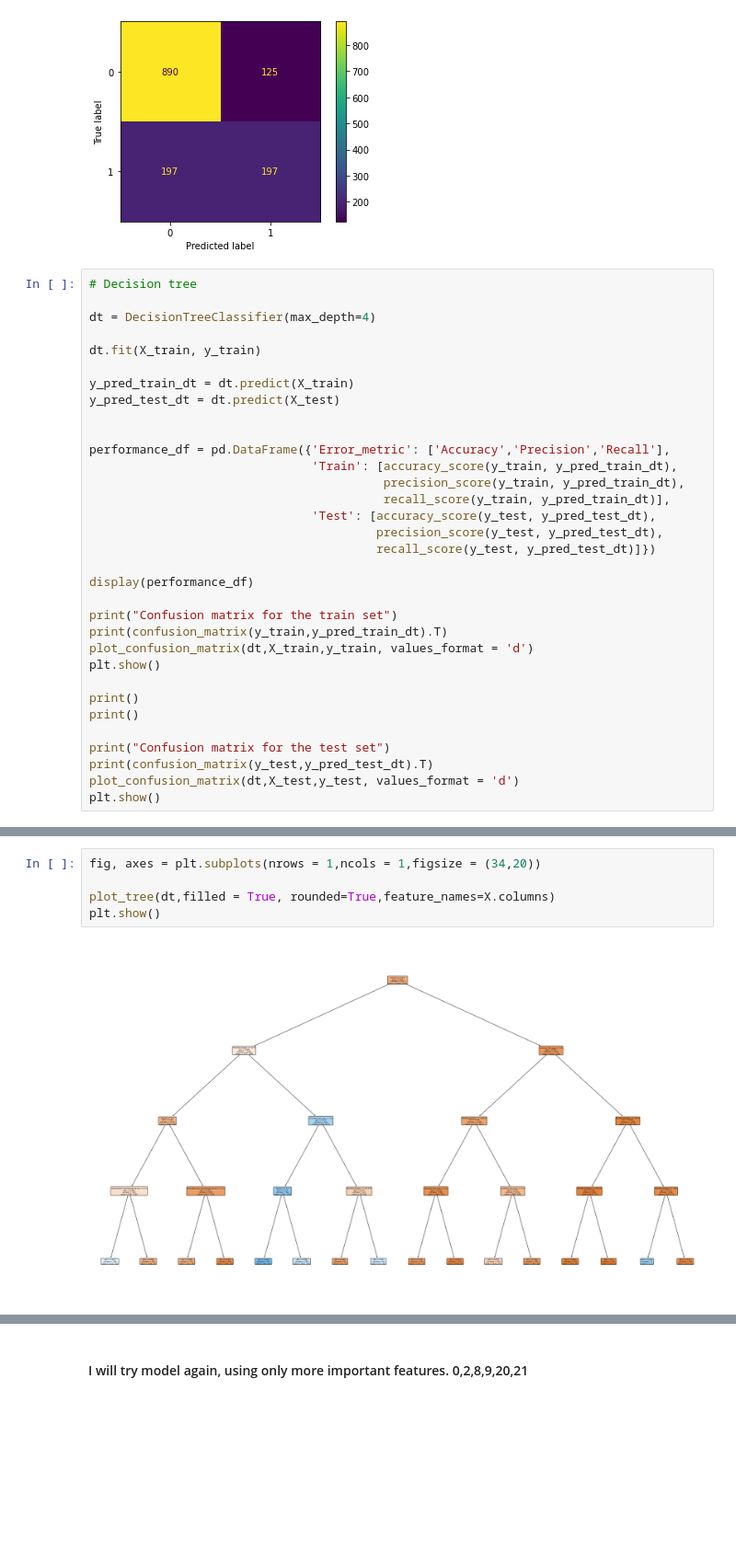
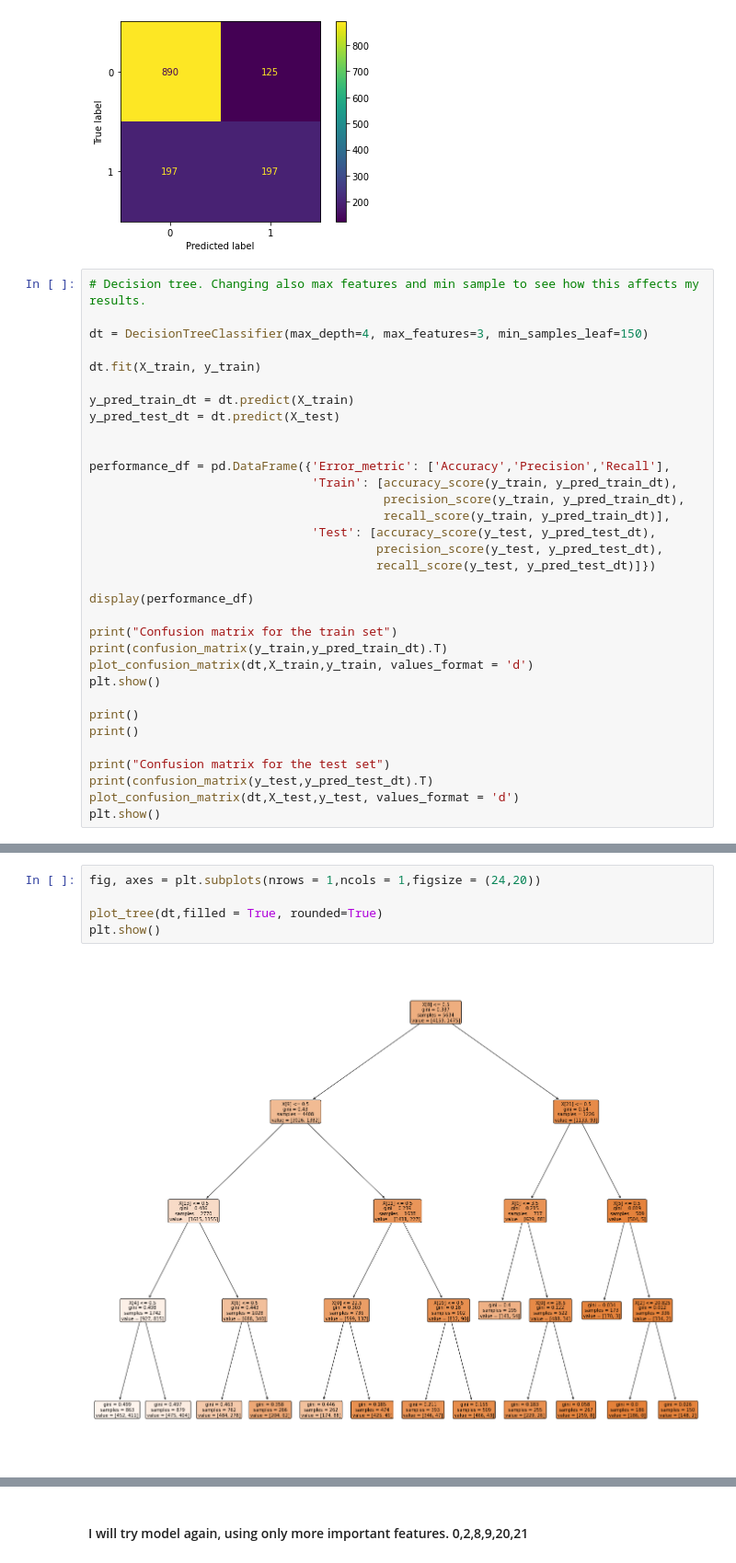
Before and after one commit to marisra/Ironhack-Labs, a Jupyter notebook: Logistic regression/Logistic regression.ipynb, the cells around one changed output, grey strips where cells are left out. Shown at 92% size. Drawn from its saved outputs; the diff is of its cells as text; blank space fills up the shorter version.

```diff
--- a/Logistic regression/Logistic regression.ipynb
+++ b/Logistic regression/Logistic regression.ipynb
@@ -436,9 +582,9 @@ Confusion matrix for the test set
  [197 197]]
 [figure]
 # %%
-# Decision tree
+# Decision tree. Changing also max features and min sample to see how this affects my results.
 
-dt = DecisionTreeClassifier(max_depth=4)
+dt = DecisionTreeClassifier(max_depth=4, max_features=3, min_samples_leaf=150)
 
 dt.fit(X_train, y_train)
 
@@ -484,10 +630,10 @@ Confusion matrix for the test set
 # %%
-fig, axes = plt.subplots(nrows = 1,ncols = 1,figsize = (34,20))
+fig, axes = plt.subplots(nrows = 1,ncols = 1,figsize = (24,20))
 
-plot_tree(dt,filled = True, rounded=True,feature_names=X.columns)
+plot_tree(dt,filled = True, rounded=True)
 plt.show()
 # %% [output]
-[figure, old version]
+[figure, new version]
 # %%
 # Feature importance with CART, after decision tree.
 
```
Also changed, not shown: parts of 61 cells of this notebook.
